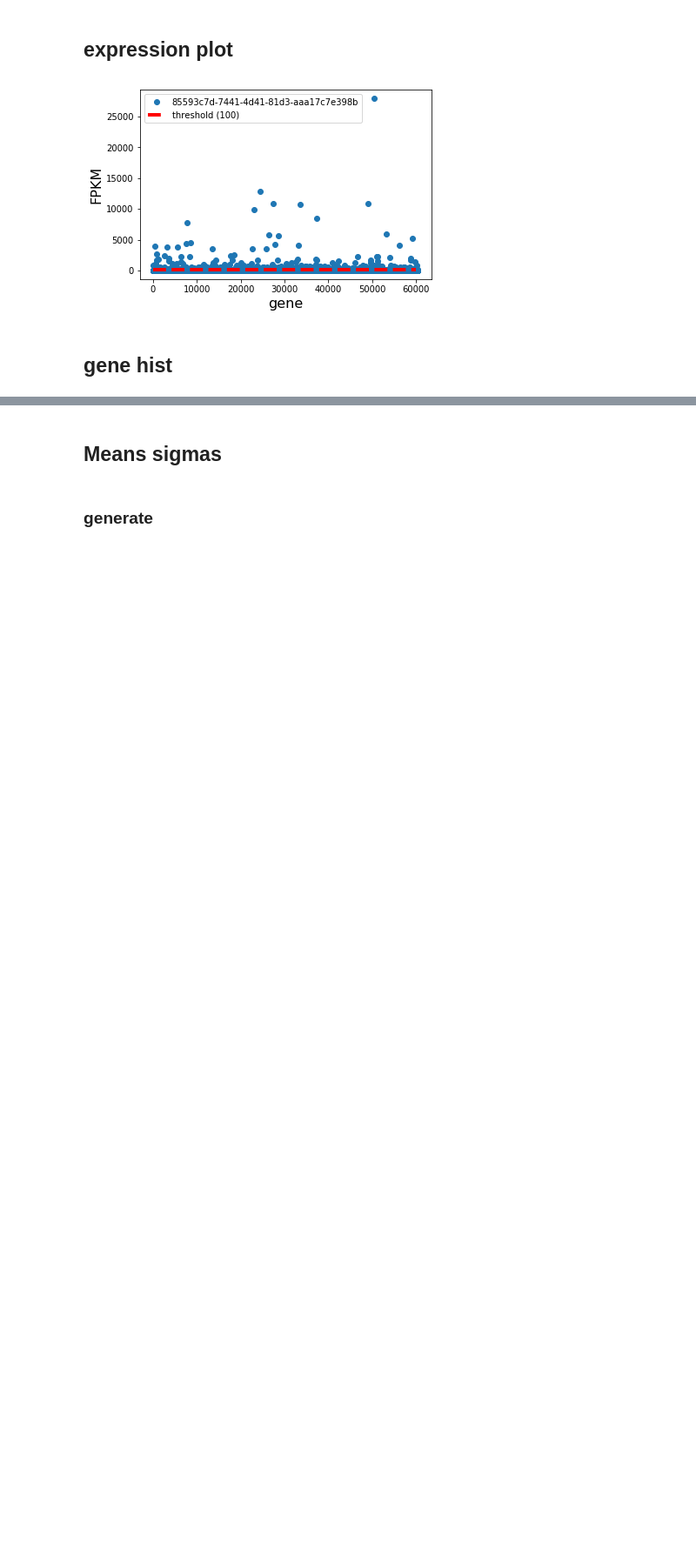
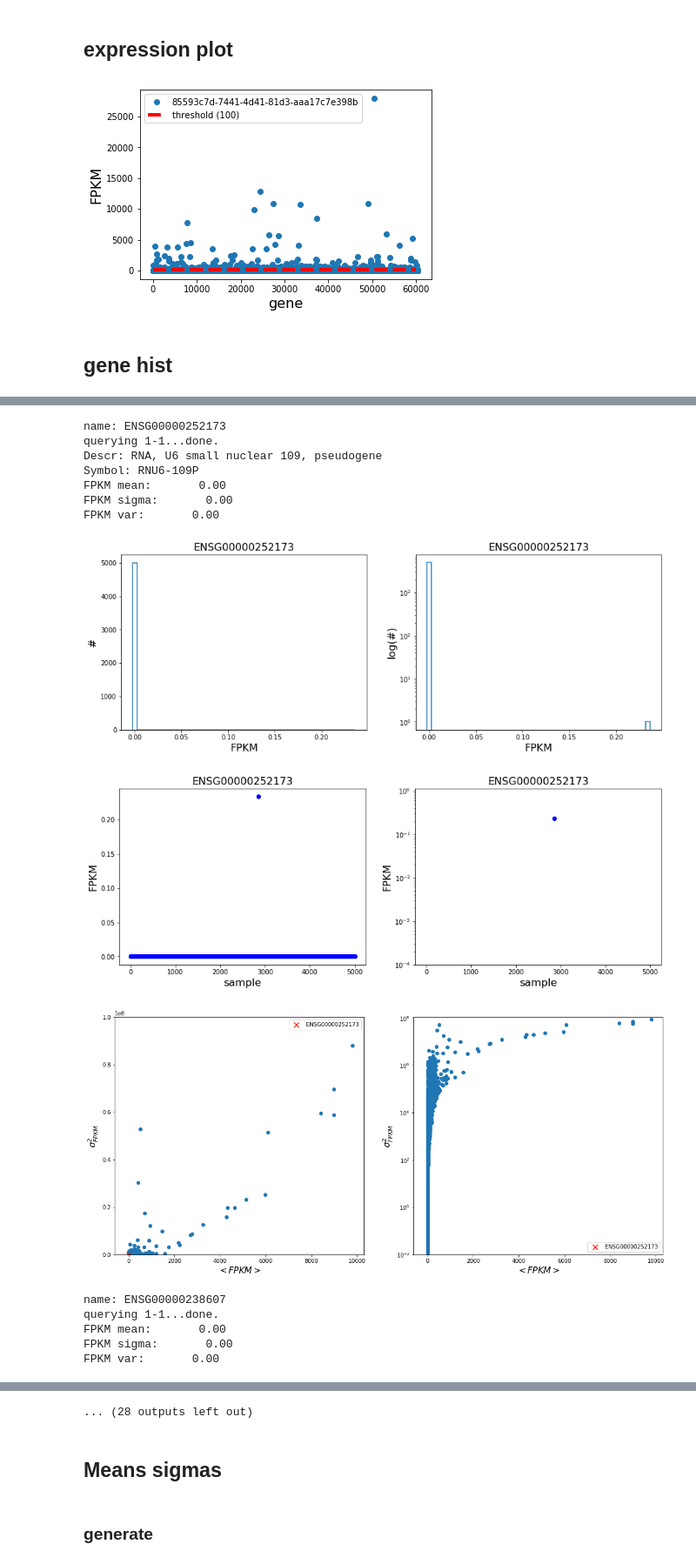
Before and after one commit to fvalle1/master_thesis, a Jupyter notebook: TableAnalyzer.ipynb, the cells around one changed output, grey strips where cells are left out. Shown: that part at 87% size. Saved outputs shown, nothing was run; the diff lists cells and outputs as text; code cells hidden in the pictures; blank space fills up the shorter version.

```diff
--- a/TableAnalyzer.ipynb
+++ b/TableAnalyzer.ipynb
@@ -182,0 +280,22 @@ df_mv.loc[((df_mv['mean']>(search_mean-50)) & (df_mv['mean']<(search_mean+50)))
+# %%
+for g in query_result.index.values[:10]:
+    gene = geneinfo(g)
+    genedistr(gene);
+    geneplot(gene);
+    genecoord(gene);
+# %% [output]
+name: ENSG00000252173
+querying 1-1...done.
+Descr: RNA, U6 small nuclear 109, pseudogene
+Symbol: RNU6-109P
+FPKM mean:       0.00
+FPKM sigma:       0.00
+FPKM var:       0.00
+[figure, added]
+[figure, added]
+[figure, added]
+name: ENSG00000238607
+querying 1-1...done.
+FPKM mean:       0.00
+FPKM sigma:       0.00
+FPKM var:       0.00
@@ -183,3 +313,4 @@ df_mv.loc[((df_mv['mean']>(search_mean-50)) & (df_mv['mean']<(search_mean+50)))
+... (28 outputs left out)
 # %% [markdown]
 ## Means sigmas
 # %% [markdown]
```
Also changed, not shown: parts of 25 cells of this notebook, 4 other files.
